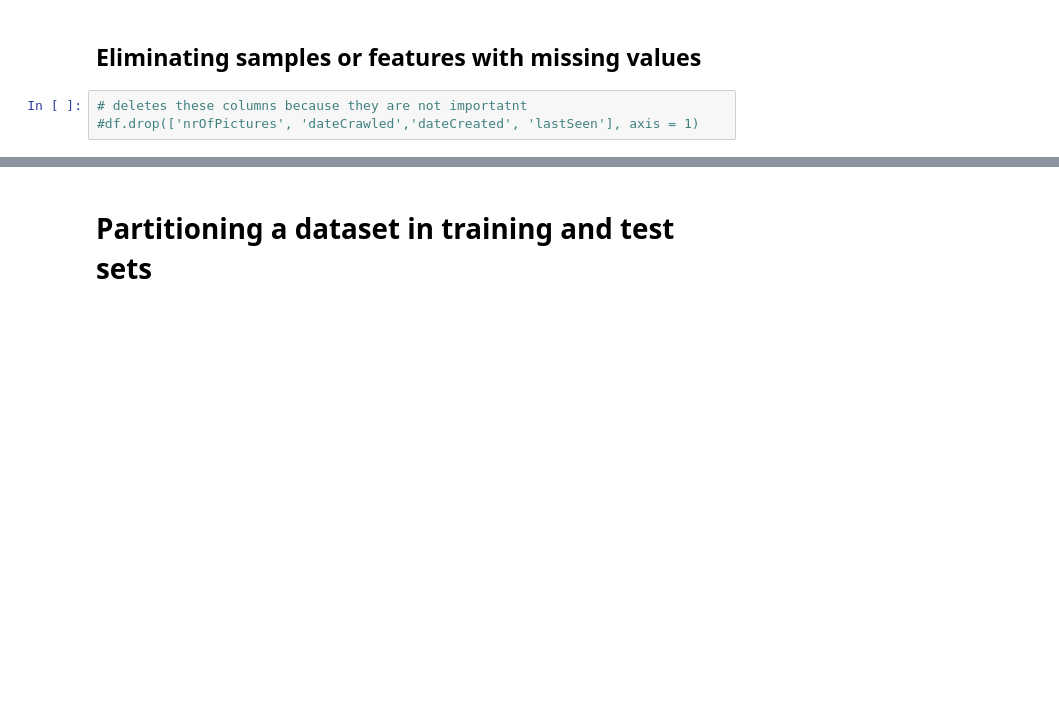
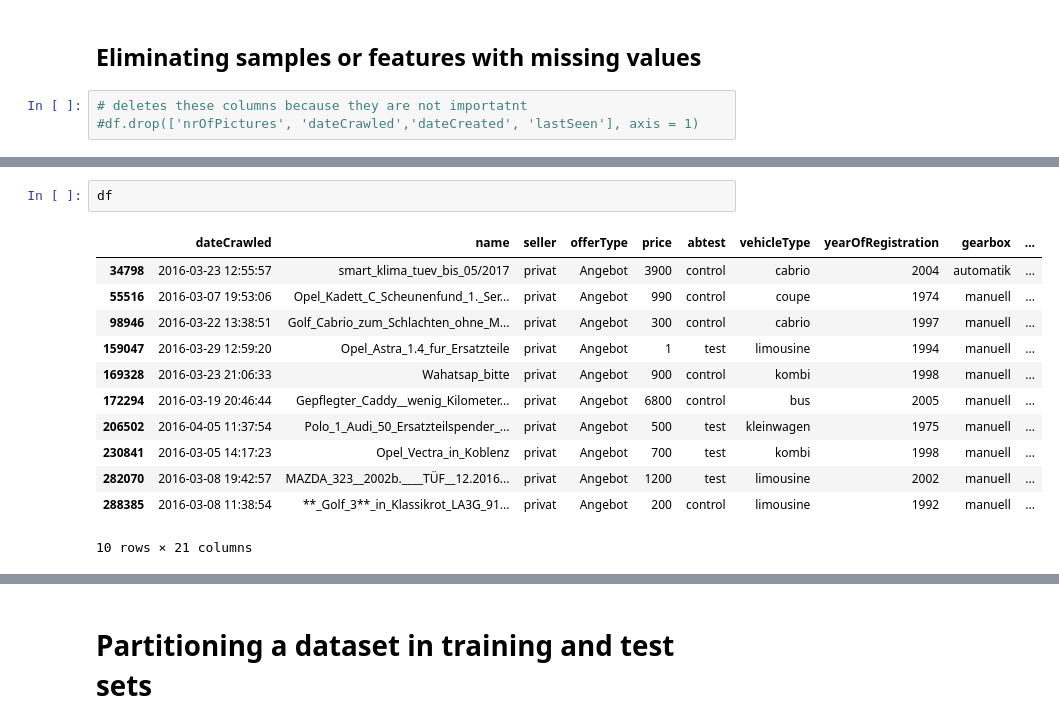
Before and after one commit to EnisSah/data_preprocessing_homework_used_cars_in_Germany, a Jupyter notebook: data_preprocessing_homework_used_cars_in_Germany.ipynb, the cells around one changed output, grey strips where cells are left out. Saved outputs shown, nothing was run; the diff lists cells and outputs as text; blank space fills up the shorter version.

```diff
--- a/data_preprocessing_homework_used_cars_in_Germany.ipynb
+++ b/data_preprocessing_homework_used_cars_in_Germany.ipynb
@@ -53,0 +82,15 @@ df.head(5)
+# %%
+df
+# %% [output]
+|  | dateCrawled | name | seller | offerType | price | abtest | vehicleType | yearOfRegistration | gearbox | ... |
+| 34798 | 2016-03-23 12:55:57 | smart_klima_tuev_bis_05/2017 | privat | Angebot | 3900 | control | cabrio | 2004 | automatik | ... |
+| 55516 | 2016-03-07 19:53:06 | Opel_Kadett_C_Scheunenfund_1._Ser... | privat | Angebot | 990 | control | coupe | 1974 | manuell | ... |
+| 98946 | 2016-03-22 13:38:51 | Golf_Cabrio_zum_Schlachten_ohne_M... | privat | Angebot | 300 | control | cabrio | 1997 | manuell | ... |
+| 159047 | 2016-03-29 12:59:20 | Opel_Astra_1.4_fur_Ersatzteile | privat | Angebot | 1 | test | limousine | 1994 | manuell | ... |
+| 169328 | 2016-03-23 21:06:33 | Wahatsap_bitte | privat | Angebot | 900 | control | kombi | 1998 | manuell | ... |
+| 172294 | 2016-03-19 20:46:44 | Gepflegter_Caddy__wenig_Kilometer... | privat | Angebot | 6800 | control | bus | 2005 | manuell | ... |
+| 206502 | 2016-04-05 11:37:54 | Polo_1_Audi_50_Ersatzteilspender_... | privat | Angebot | 500 | test | kleinwagen | 1975 | manuell | ... |
+| 230841 | 2016-03-05 14:17:23 | Opel_Vectra_in_Koblenz | privat | Angebot | 700 | test | kombi | 1998 | manuell | ... |
+| 282070 | 2016-03-08 19:42:57 | MAZDA_323__2002b.____TÜF__12.2016... | privat | Angebot | 1200 | test | limousine | 2002 | manuell | ... |
+| 288385 | 2016-03-08 11:38:54 | **_Golf_3**_in_Klassikrot_LA3G_91... | privat | Angebot | 200 | control | limousine | 1992 | manuell | ... |
+10 rows × 21 columns
```
Also changed, not shown: parts of 15 cells of this notebook.
